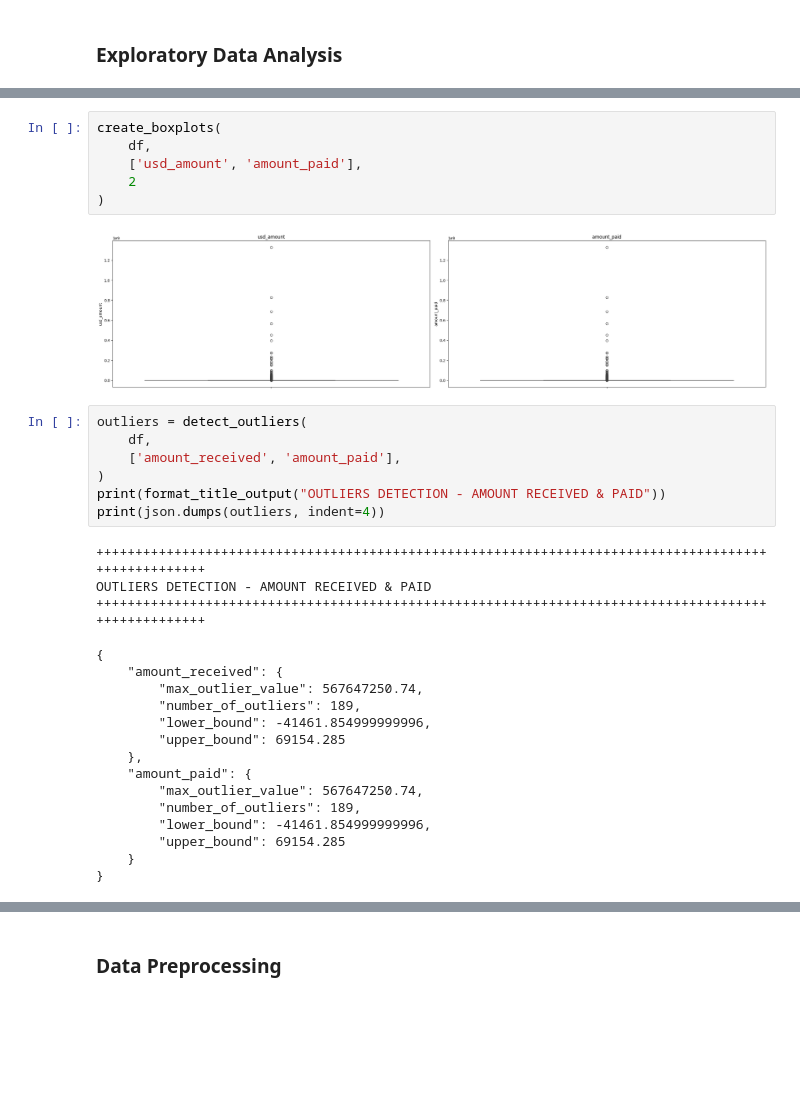
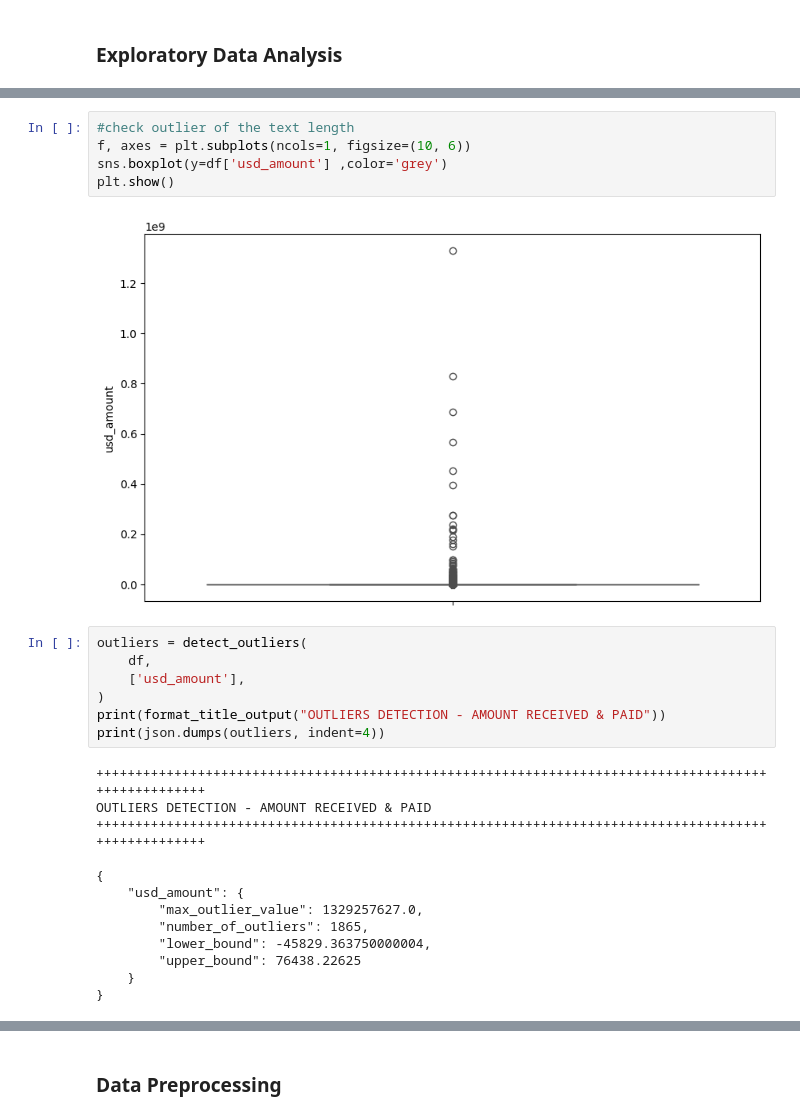
Before and after one commit to votanasrey/Hybrid-Node-Clustering-Approach-for-Graph-Based-Anti-Money-Laundering, a Jupyter notebook: model_dev/logistic_regression.ipynb, the cells around one changed output, grey strips where cells are left out. Saved outputs shown, nothing was run; the diff lists cells and outputs as text; blank space fills up the shorter version.

Commit message:
chore: data visualization - EDA

```diff
--- a/model_dev/logistic_regression.ipynb
+++ b/model_dev/logistic_regression.ipynb
@@ -291,17 +342,16 @@ none_us_dollar.head()
 | 3940 | 2022/09/01 00:08 | 513 | 8006538E1 | 1688 | 8006DD361 | 1.621978 | Bitcoin | 1.621978 | ... |
 | 6302 | 2022/09/01 00:19 | 1688 | 800646381 | 1674 | 800B1B1B1 | 0.045449 | Bitcoin | 0.045449 | ... |
 # %%
-create_boxplots(
-    df,
-    ['usd_amount', 'amount_paid'],
-    2
-)
+#check outlier of the text length
+f, axes = plt.subplots(ncols=1, figsize=(10, 6))
+sns.boxplot(y=df['usd_amount'] ,color='grey')
+plt.show()
 # %% [output]
-[figure, old version]
+[figure, new version]
 # %%
 outliers = detect_outliers(
     df,
-    ['amount_received', 'amount_paid'],
+    ['usd_amount'],
 )
 print(format_title_output("OUTLIERS DETECTION - AMOUNT RECEIVED & PAID"))
 print(json.dumps(outliers, indent=4))
@@ -311,16 +361,10 @@ OUTLIERS DETECTION - AMOUNT RECEIVED & PAID
 ++++++++++++++++++++++++++++++++++++++++++++++++++++++++++++++++++++++++++++++++++++++++++++++++++++
 
 {
-    "amount_received": {
-        "max_outlier_value": 567647250.74,
-        "number_of_outliers": 189,
-        "lower_bound": -41461.854999999996,
-        "upper_bound": 69154.285
-    },
-    "amount_paid": {
-        "max_outlier_value": 567647250.74,
-        "number_of_outliers": 189,
-        "lower_bound": -41461.854999999996,
-        "upper_bound": 69154.285
+    "usd_amount": {
+        "max_outlier_value": 1329257627.0,
+        "number_of_outliers": 1865,
+        "lower_bound": -45829.363750000004,
+        "upper_bound": 76438.22625
     }
 }
```
Also changed, not shown: parts of 6 cells of this notebook.
